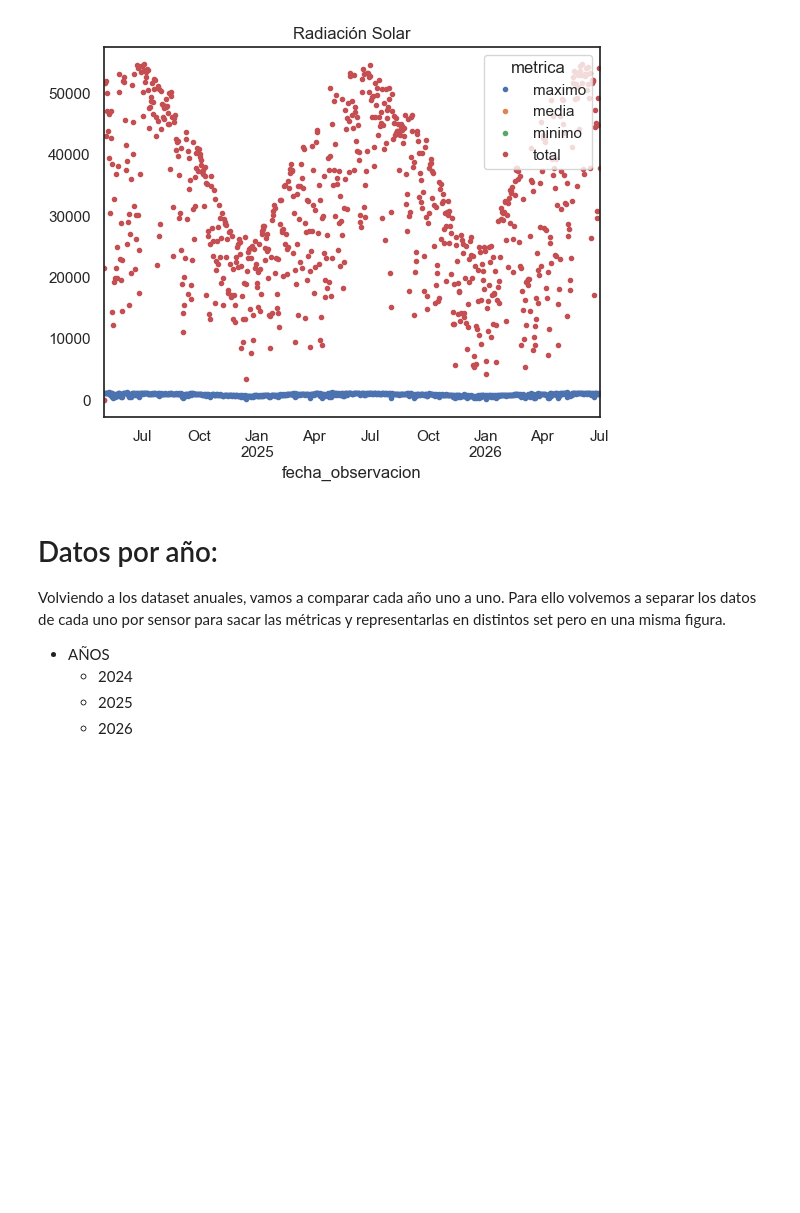
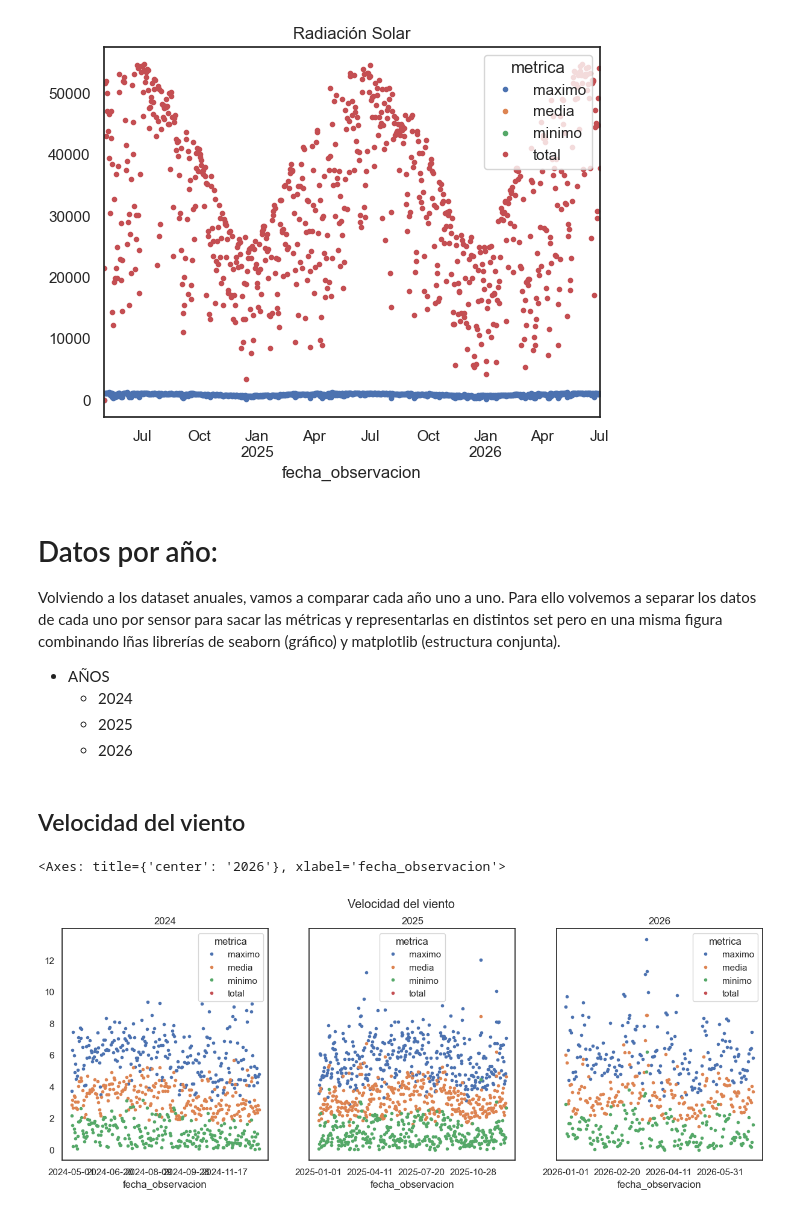
Before and after one commit to ialonsoiturbe/Tenerife-estacion-Ecomuseo, a Jupyter notebook: tenerife_historico.ipynb, the cells around one changed output. Saved outputs shown, nothing was run; the diff lists cells and outputs as text; code cells hidden in the pictures; blank space fills up the shorter version.

Commit message:
comparraciones anuales

```diff
--- a/tenerife_historico.ipynb
+++ b/tenerife_historico.ipynb
@@ -256,7 +243,7 @@ df_rad_plot.plot(style=".", title="Radiación Solar")
 # %% [markdown]
 # Datos por año:
 
-Volviendo a los dataset anuales, vamos a comparar cada año uno a uno. Para ello volvemos a separar los datos de cada uno por sensor para sacar las métricas y representarlas en distintos set pero en una misma figura.
+Volviendo a los dataset anuales, vamos a comparar cada año uno a uno. Para ello volvemos a separar los datos de cada uno por sensor para sacar las métricas y representarlas en distintos set pero en una misma figura combinando lñas librerías de seaborn (gráfico) y matplotlib (estructura conjunta).
 * AÑOS
     * 2024
     * 2025
@@ -263,0 +385,12 @@ Volviendo a los dataset anuales, vamos a comparar cada año uno a uno. Para ello
+# %% [markdown]
+## Velocidad del viento
+# %%
+fig, axes = plt.subplots(1, 3, figsize=(15, 5), sharey=True)
+fig.suptitle('Velocidad del viento')
+
+df_wsp_24_plot.plot(ax=axes[0], style=".", title="2024")
+df_wsp_25_plot.plot(ax=axes[1], style=".", title="2025")
+df_wsp_26_plot.plot(ax=axes[2], style=".", title="2026")
+# %% [output]
+<Axes: title={'center': '2026'}, xlabel='fecha_observacion'>
+[figure, added]
```
Also changed, not shown: parts of 13 cells of this notebook.
